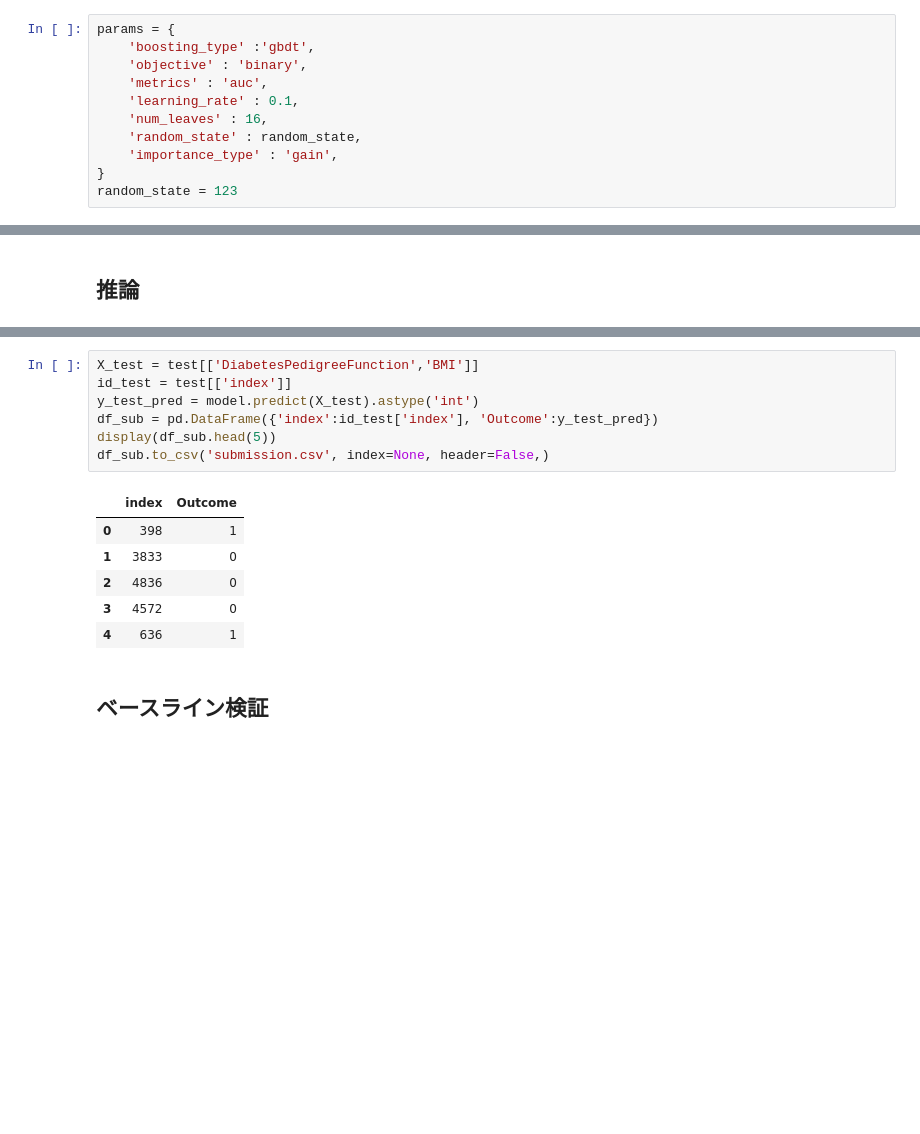
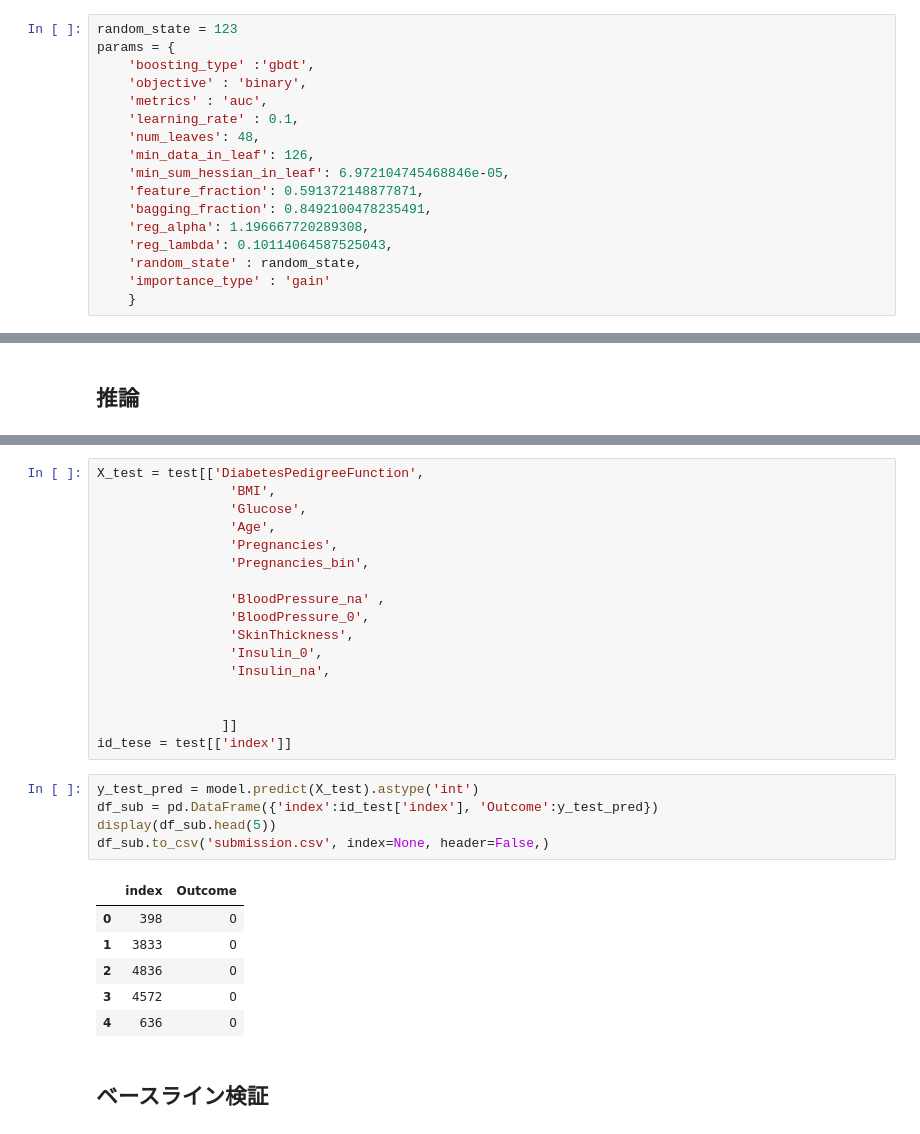
Before and after one commit to mecab-g/signate32biginner, a Jupyter notebook: LGBM.ipynb, the cells around one changed output, grey strips where cells are left out. Saved outputs shown, nothing was run; the diff lists cells and outputs as text; blank space fills up the shorter version.

```diff
--- a/LGBM.ipynb
+++ b/LGBM.ipynb
@@ -46,16 +100,22 @@ validation時とベースライン検証時の結果の傾向に大きな差が
 # %% [markdown]
 ## validation方法（ベースライン作成へ）
 # %%
+random_state = 123
 params = {
     'boosting_type' :'gbdt',
     'objective' : 'binary',
     'metrics' : 'auc',
     'learning_rate' : 0.1,
-    'num_leaves' : 16,
+    'num_leaves': 48,
+    'min_data_in_leaf': 126,
+    'min_sum_hessian_in_leaf': 6.972104745468846e-05,
+    'feature_fraction': 0.591372148877871,
+    'bagging_fraction': 0.8492100478235491,
+    'reg_alpha': 1.196667720289308,
+    'reg_lambda': 0.10114064587525043,
     'random_state' : random_state,
-    'importance_type' : 'gain',
-}
-random_state = 123
+    'importance_type' : 'gain'
+    }
 # %%
 # cvでの評価用
 def train_cv(input_x,
@@ -174,17 +258,32 @@ LGBMClassifier(importance_type='gain', metrics='auc', num_leaves=16,
+# %%
+X_test = test[['DiabetesPedigreeFunction',
+                 'BMI',
+                 'Glucose',
+                 'Age',
+                 'Pregnancies',
+                 'Pregnancies_bin',
+
+                 'BloodPressure_na' ,
+                 'BloodPressure_0',
+                 'SkinThickness',
+                 'Insulin_0',
+                 'Insulin_na',
+
+
+                ]]
+id_tese = test[['index']]
 # %%
-X_test = test[['DiabetesPedigreeFunction','BMI']]
-id_test = test[['index']]
 y_test_pred = model.predict(X_test).astype('int')
 df_sub = pd.DataFrame({'index':id_test['index'], 'Outcome':y_test_pred})
 display(df_sub.head(5))
 df_sub.to_csv('submission.csv', index=None, header=False,)
 # %% [output]
 |  | index | Outcome |
-| 0 | 398 | 1 |
+| 0 | 398 | 0 |
 | 1 | 3833 | 0 |
 | 2 | 4836 | 0 |
 | 3 | 4572 | 0 |
-| 4 | 636 | 1 |
+| 4 | 636 | 0 |
 # %% [markdown]
 ## ベースライン検証
 # %% [markdown]
```
Also changed, not shown: parts of 15 cells of this notebook, 5 other files.
